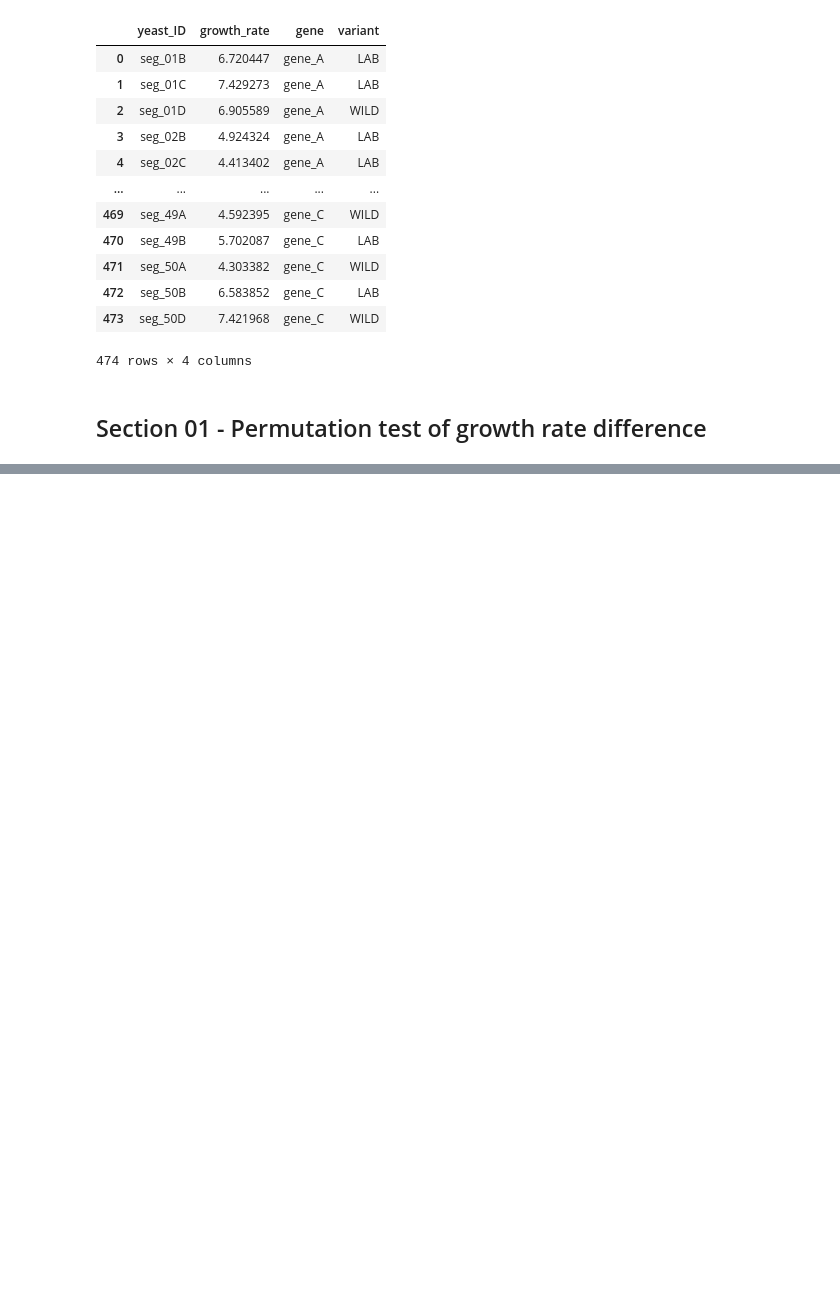
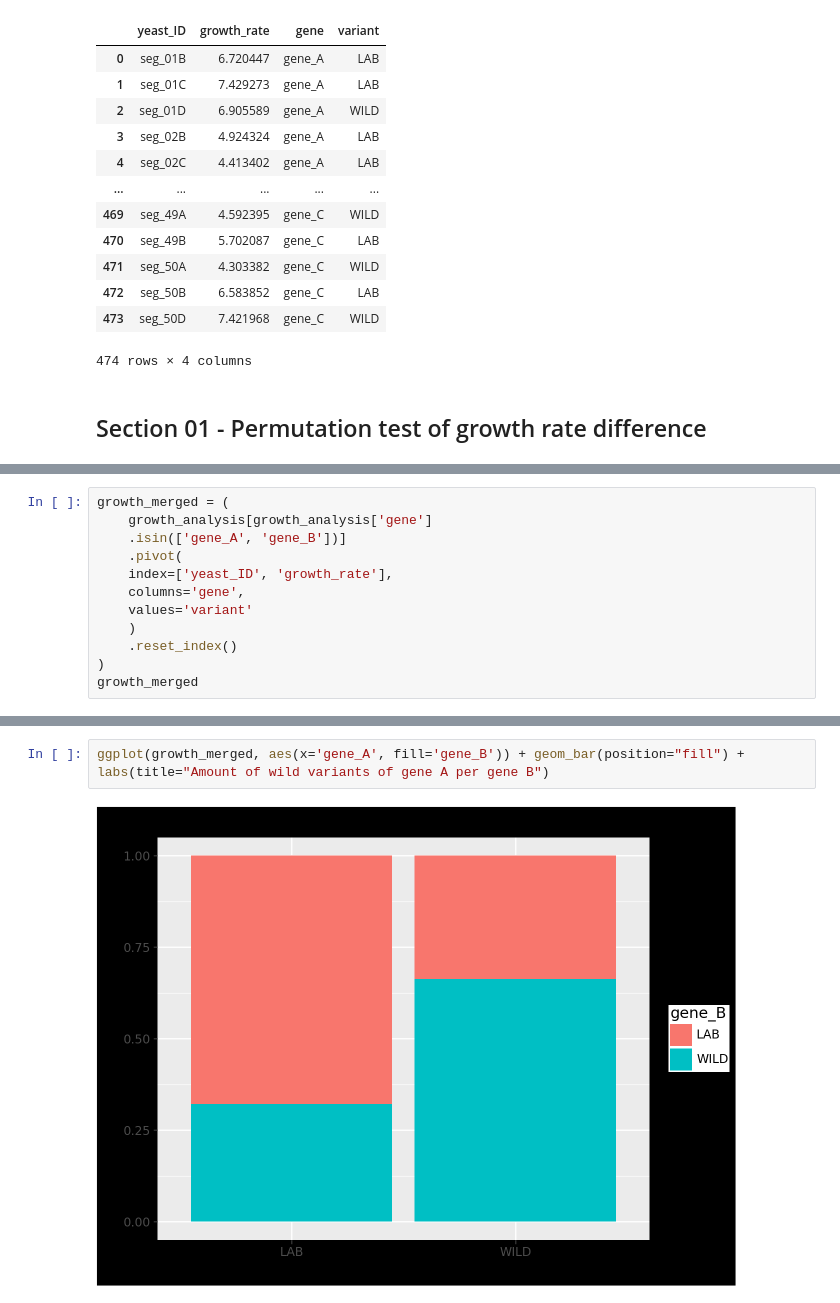
Before and after one commit to areiljan/DataScience, a Jupyter notebook: EX7/7.ipynb, the cells around one changed output, grey strips where cells are left out. Saved outputs shown, nothing was run; the diff lists cells and outputs as text; blank space fills up the shorter version.

```diff
--- a/EX7/7.ipynb
+++ b/EX7/7.ipynb
@@ -99,0 +125,12 @@ np.float64(0.001998001998001998)
+# %%
+growth_merged = (
+    growth_analysis[growth_analysis['gene']
+    .isin(['gene_A', 'gene_B'])]
+    .pivot(
+    index=['yeast_ID', 'growth_rate'],
+    columns='gene',
+    values='variant'
+    )
+    .reset_index()
+)
+growth_merged
@@ -99,0 +151,4 @@ np.float64(0.001998001998001998)
+# %%
+ggplot(growth_merged, aes(x='gene_A', fill='gene_B')) + geom_bar(position="fill") + labs(title="Amount of wild variants of gene A per gene B")
+# %% [output]
+[figure, added]
```
Also changed, not shown: parts of 13 cells of this notebook.
